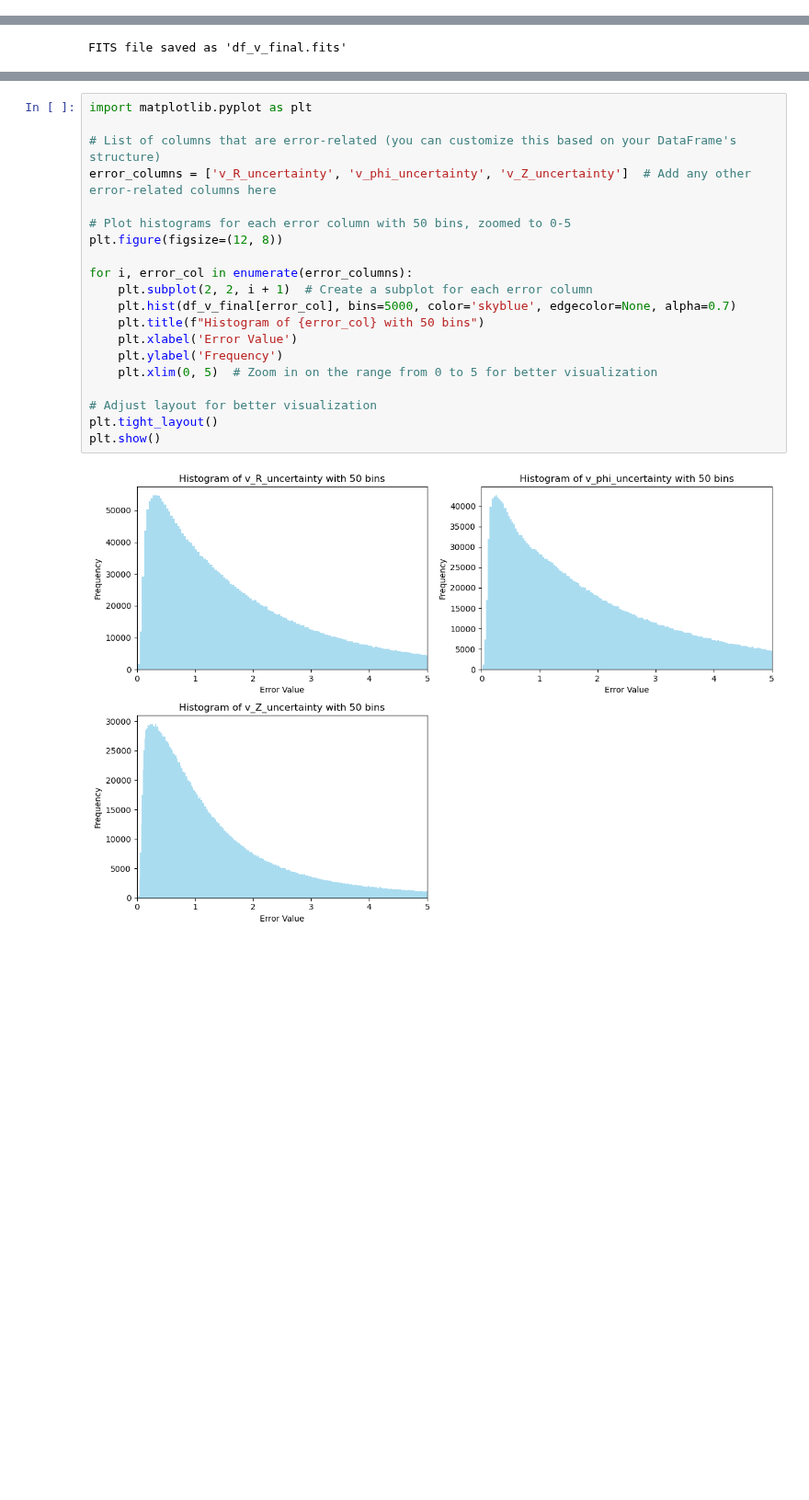
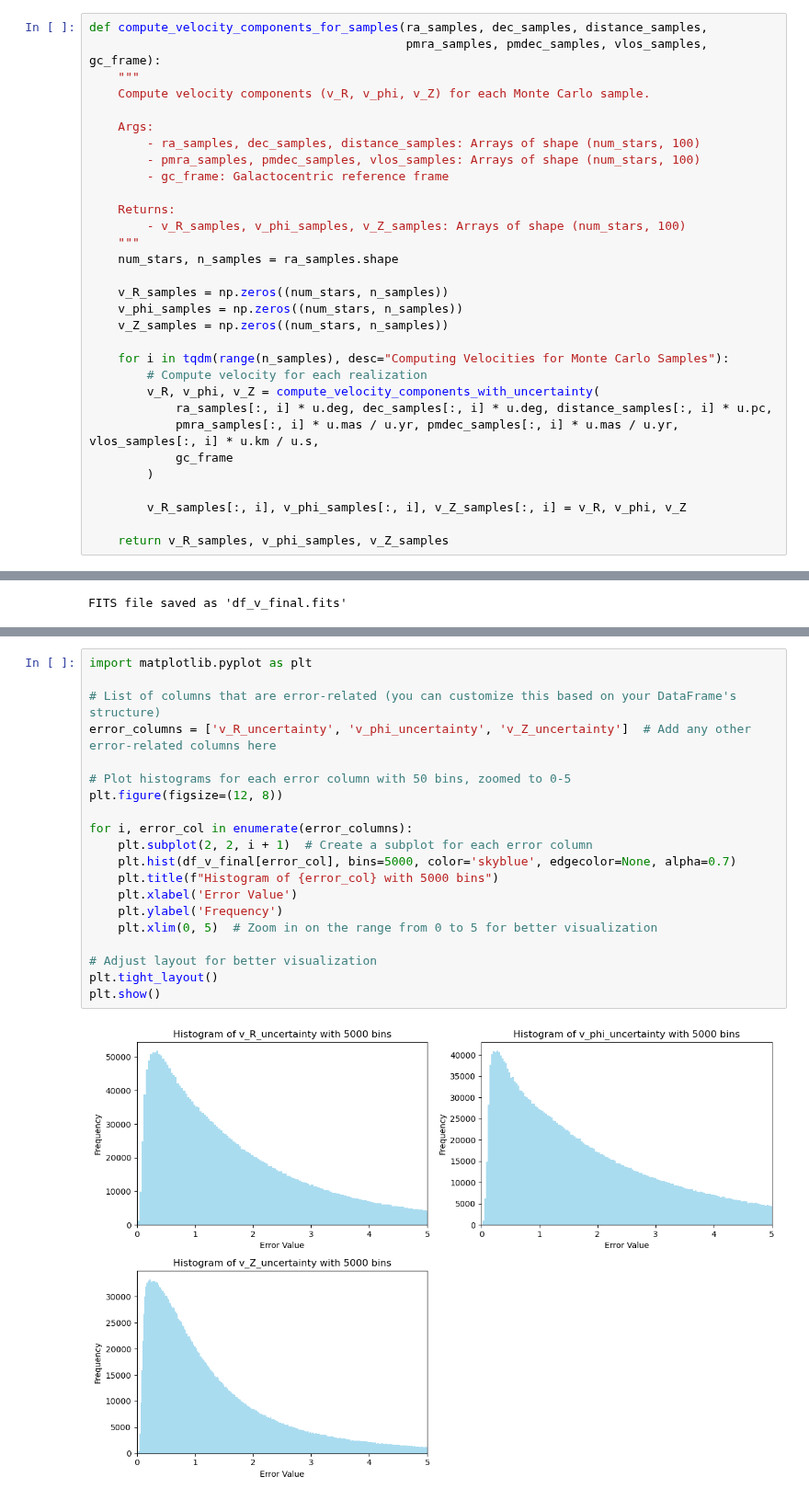
Before and after one commit to raunaq-rai/Disentangling-the-Milky-Way-using-GMM, a Jupyter notebook: error_propegation.ipynb, the cells around one changed output, grey strips where cells are left out. Shown at 92% size. Saved outputs shown, nothing was run; the diff lists cells and outputs as text; blank space fills up the shorter version.

Commit message:
monte carlo check

```diff
--- a/error_propegation.ipynb
+++ b/error_propegation.ipynb
@@ -250,0 +169,31 @@ df_v_final.head()
+# %%
+def compute_velocity_components_for_samples(ra_samples, dec_samples, distance_samples,
+                                            pmra_samples, pmdec_samples, vlos_samples, gc_frame):
+    """
+    Compute velocity components (v_R, v_phi, v_Z) for each Monte Carlo sample.
+
+    Args:
+        - ra_samples, dec_samples, distance_samples: Arrays of shape (num_stars, 100)
+        - pmra_samples, pmdec_samples, vlos_samples: Arrays of shape (num_stars, 100)
+        - gc_frame: Galactocentric reference frame
+
+    Returns:
+        - v_R_samples, v_phi_samples, v_Z_samples: Arrays of shape (num_stars, 100)
+    """
+    num_stars, n_samples = ra_samples.shape
+
+    v_R_samples = np.zeros((num_stars, n_samples))
+    v_phi_samples = np.zeros((num_stars, n_samples))
+    v_Z_samples = np.zeros((num_stars, n_samples))
+
+    for i in tqdm(range(n_samples), desc="Computing Velocities for Monte Carlo Samples"):
+        # Compute velocity for each realization
+        v_R, v_phi, v_Z = compute_velocity_components_with_uncertainty(
+            ra_samples[:, i] * u.deg, dec_samples[:, i] * u.deg, distance_samples[:, i] * u.pc,
+            pmra_samples[:, i] * u.mas / u.yr, pmdec_samples[:, i] * u.mas / u.yr, vlos_samples[:, i] * u.km / u.s,
+            gc_frame
+        )
+
+        v_R_samples[:, i], v_phi_samples[:, i], v_Z_samples[:, i] = v_R, v_phi, v_Z
+
+    return v_R_samples, v_phi_samples, v_Z_samples
@@ -297,22 +307,22 @@ Name: v_Z_uncertainty, dtype: float64
 # %%
 import matplotlib.pyplot as plt
 
 # List of columns that are error-related (you can customize this based on your DataFrame's structure)
 error_columns = ['v_R_uncertainty', 'v_phi_uncertainty', 'v_Z_uncertainty']  # Add any other error-related columns here
 
 # Plot histograms for each error column with 50 bins, zoomed to 0-5
 plt.figure(figsize=(12, 8))
 
 for i, error_col in enumerate(error_columns):
     plt.subplot(2, 2, i + 1)  # Create a subplot for each error column
     plt.hist(df_v_final[error_col], bins=5000, color='skyblue', edgecolor=None, alpha=0.7)
-    plt.title(f"Histogram of {error_col} with 50 bins")
+    plt.title(f"Histogram of {error_col} with 5000 bins")
     plt.xlabel('Error Value')
     plt.ylabel('Frequency')
     plt.xlim(0, 5)  # Zoom in on the range from 0 to 5 for better visualization
 
 # Adjust layout for better visualization
 plt.tight_layout()
 plt.show()
 # %% [output]
-[figure, old version]
+[figure, new version]
```
Also changed, not shown: parts of 9 cells of this notebook.
